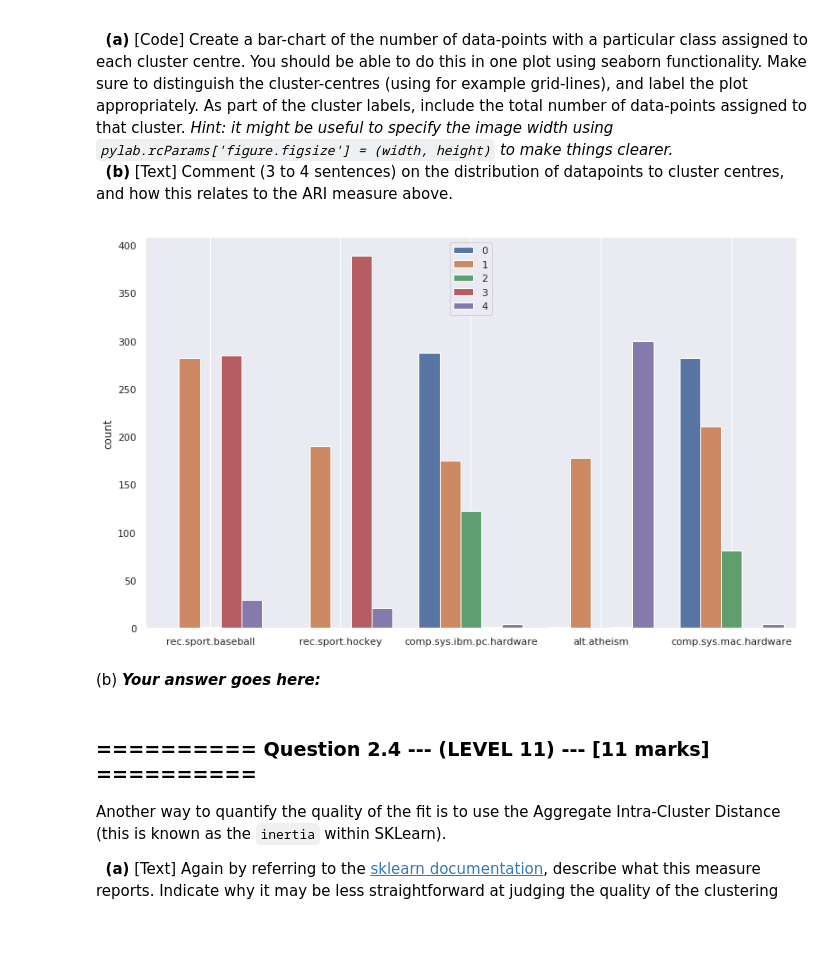
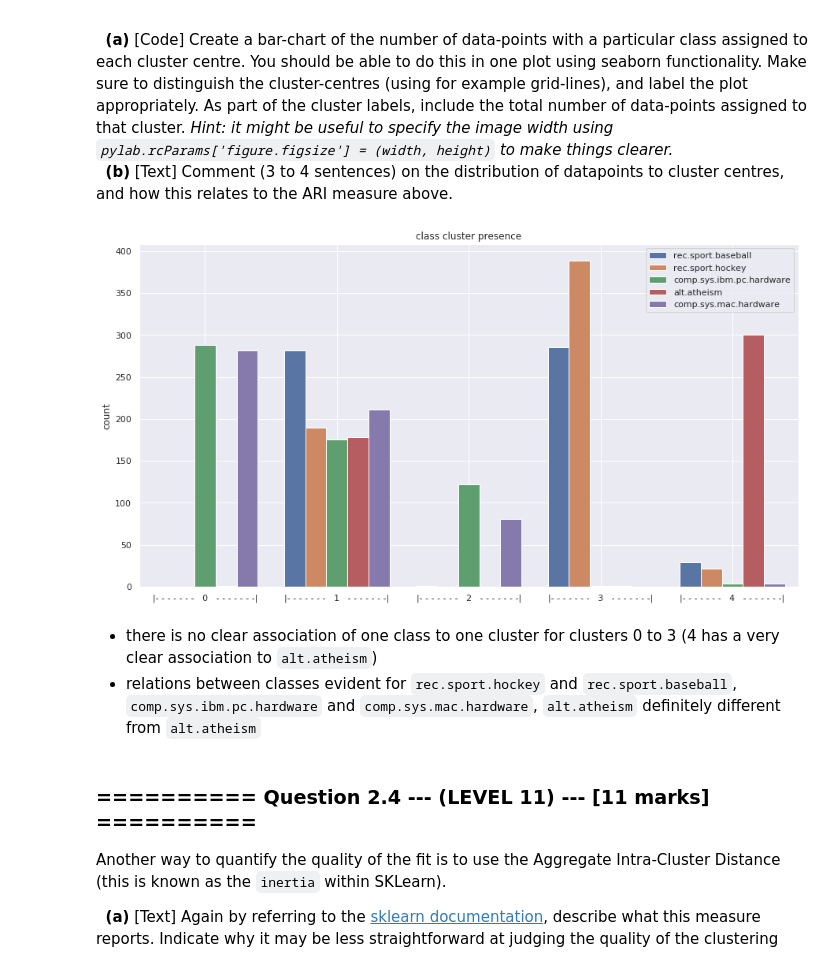
Before and after one commit to JMaio/iaml2018, a Jupyter notebook: Assignments/04_A_KMeans.ipynb, the cells around one changed output. Saved outputs shown, nothing was run; the diff lists cells and outputs as text; code cells hidden in the pictures; blank space fills up the shorter version.

```diff
--- a/Assignments/04_A_KMeans.ipynb
+++ b/Assignments/04_A_KMeans.ipynb
@@ -255,17 +255,21 @@ Let us explore the quality of the fit further. We will visualise bar-charts of t
 &nbsp;&nbsp;**(a)** [Code] Create a bar-chart of the number of data-points with a particular class assigned to each cluster centre. You should be able to do this in one plot using seaborn functionality. Make sure to distinguish the cluster-centres (using for example grid-lines), and label the plot appropriately. As part of the cluster labels, include the total number of data-points assigned to that cluster. *Hint: it might be useful to specify the image width using `pylab.rcParams['figure.figsize'] = (width, height)` to make things clearer.*<br>
 &nbsp;&nbsp;**(b)** [Text] Comment (3 to 4 sentences) on the distribution of datapoints to cluster centres, and how this relates to the ARI measure above.
 # %%
-pylab.rcParams['figure.figsize'] = (13,8)
-sns.countplot(x=y,
+pylab.rcParams['figure.figsize'] = (15,8)
+sns.countplot(x=y_kmeans,
               data=X,
-              hue=y_kmeans)
-plt.grid(which='minor', axis='x')
-plt.grid(False, axis='y')
+              hue=y)
+plt.grid(which='major', axis='x')
+# plt.grid(False, axis='y')
+
+plt.title("class cluster presence")
+plt.xticks(np.arange(5), ["|- - - - - - -   {}   - - - - - - -|".format(n) for n in range(5)])
 plt.show()
 # %% [output]
-[figure, old version]
+[figure, new version]
-# %% [markdown]
-(b) ***Your answer goes here:***
+# %% [markdown]
+- there is no clear association of one class to one cluster for clusters 0 to 3 (4 has a very clear association to `alt.atheism`)
+- relations between classes evident for `rec.sport.hockey` and `rec.sport.baseball`, `comp.sys.ibm.pc.hardware` and `comp.sys.mac.hardware`, `alt.atheism` definitely different from `alt.atheism`
 # %% [markdown]
 ### ========== Question 2.4 --- (LEVEL 11) --- [11 marks] ==========
 
```
Also changed, not shown: parts of 10 cells of this notebook.
